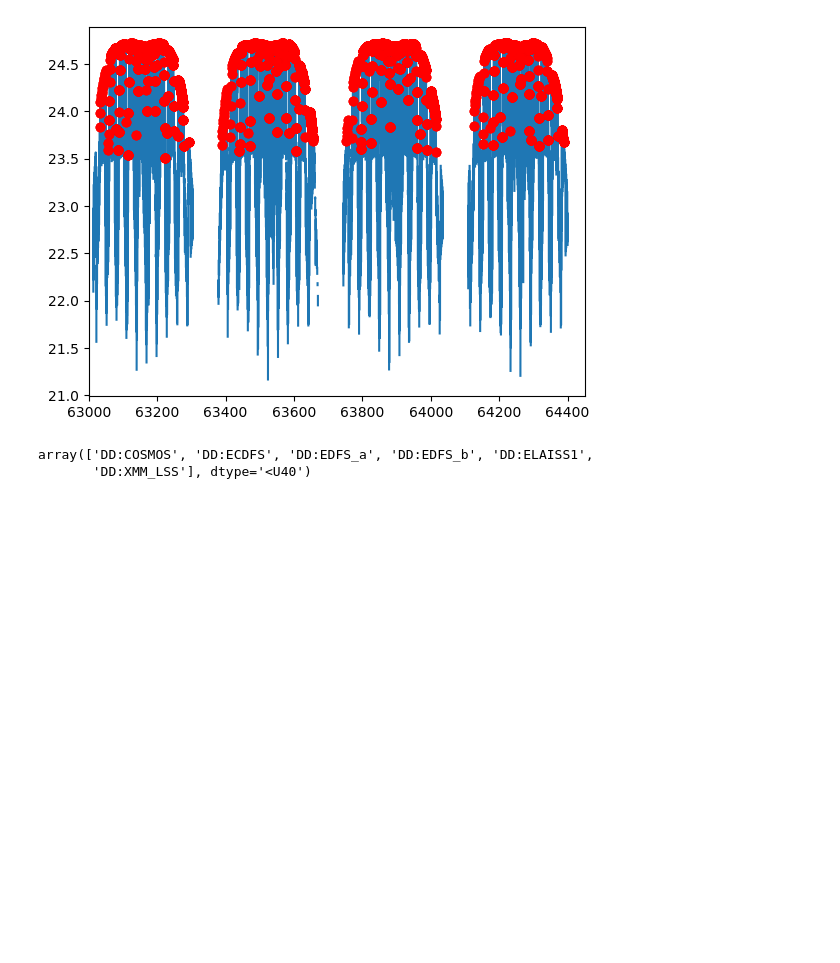
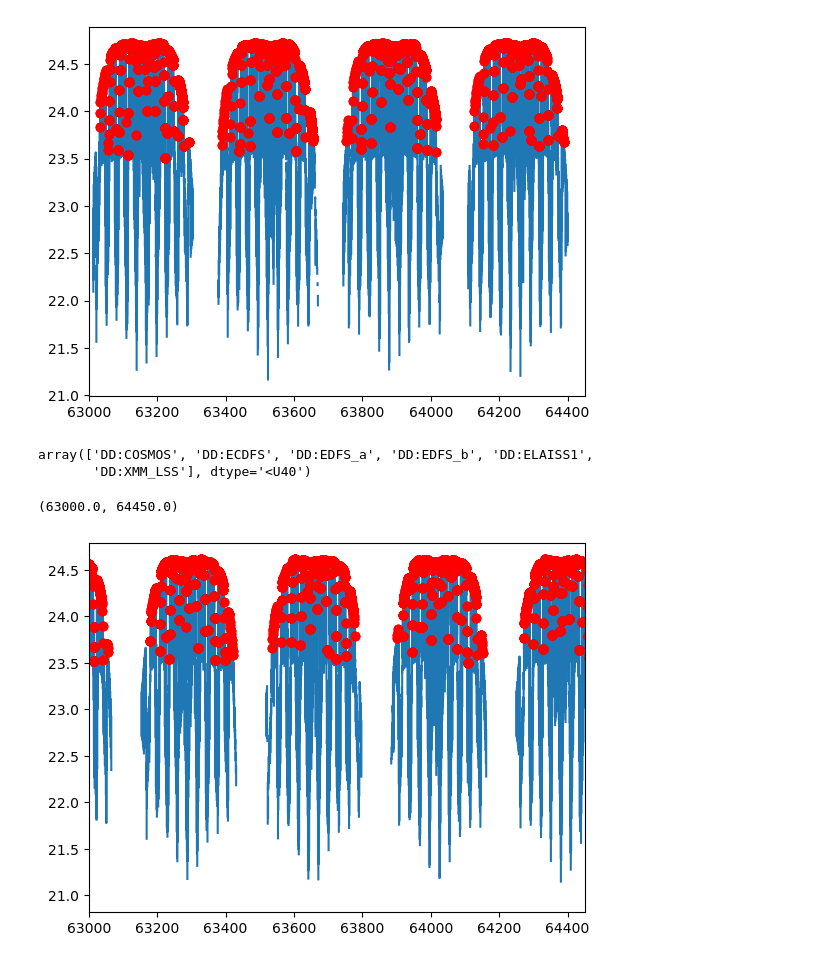
Before and after one commit to lsst-sims/sims_featureScheduler_runs4.3, a Jupyter notebook: ddf_ocean/season_check.ipynb, the cells around one changed output. Cells and saved outputs as stored; diff of their text form; code cells hidden in the pictures; blank space fills up the shorter version.

```diff
--- a/ddf_ocean/season_check.ipynb
+++ b/ddf_ocean/season_check.ipynb
@@ -7,7 +7,7 @@ import pandas as pd
 from rubin_scheduler.data import get_data_dir
 import os
 # %%
-sched_array = generate_ddf_scheduled_obs()
+sched_array = generate_ddf_scheduled_obs(ddf_config_file="ocean2.dat")
 # %%
 sched_array
 # %% [output]
@@ -48,3 +48,14 @@ np.unique(sched_array["target_name"])
 # %% [output]
 array(['DD:COSMOS', 'DD:ECDFS', 'DD:EDFS_a', 'DD:EDFS_b', 'DD:ELAISS1',
        'DD:XMM_LSS'], dtype='<U40')
+# %%
+ddf_name = "COSMOS"
+# %%
+plt.plot(ddf_grid["mjd"], ddf_grid["%s_m5_g" % ddf_name])
+indx_cosms = np.where(sched_array["target_name"] == "DD:%s" % ddf_name)[0]
+new_y = np.interp(sched_array["mjd"][indx_cosms], ddf_grid["mjd"], ddf_grid["%s_m5_g" % ddf_name])
+plt.plot(sched_array["mjd"][indx_cosms], new_y, 'ro')
+plt.xlim([63000, 64450])
+# %% [output]
+(63000.0, 64450.0)
+[figure, added]
```
Also changed, not shown: parts of 1 cell of this notebook, 1 other file.
